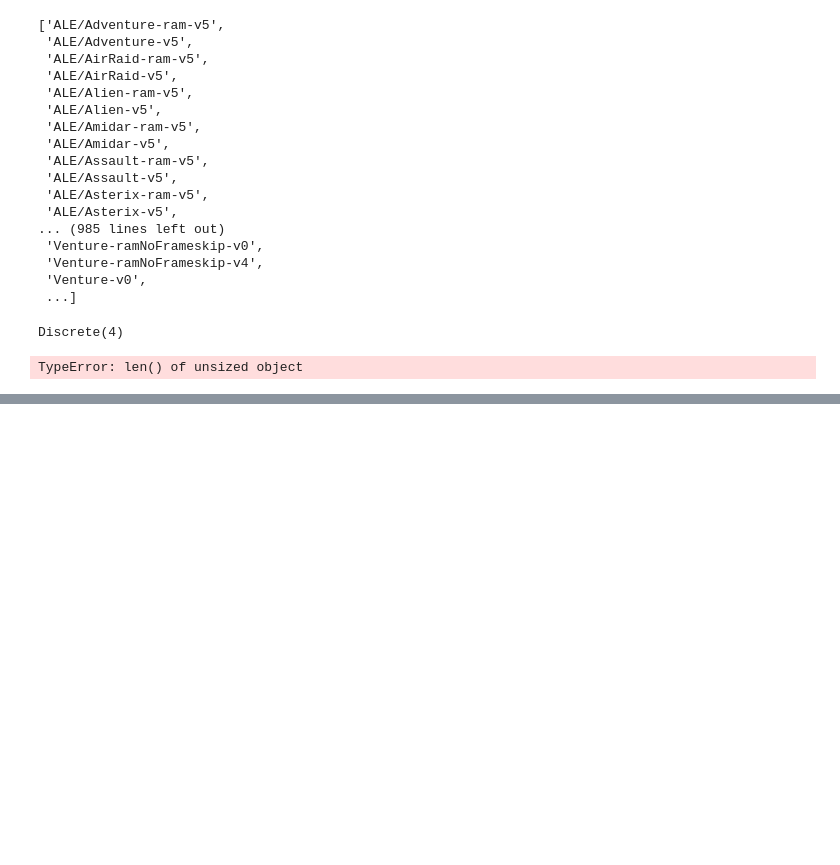
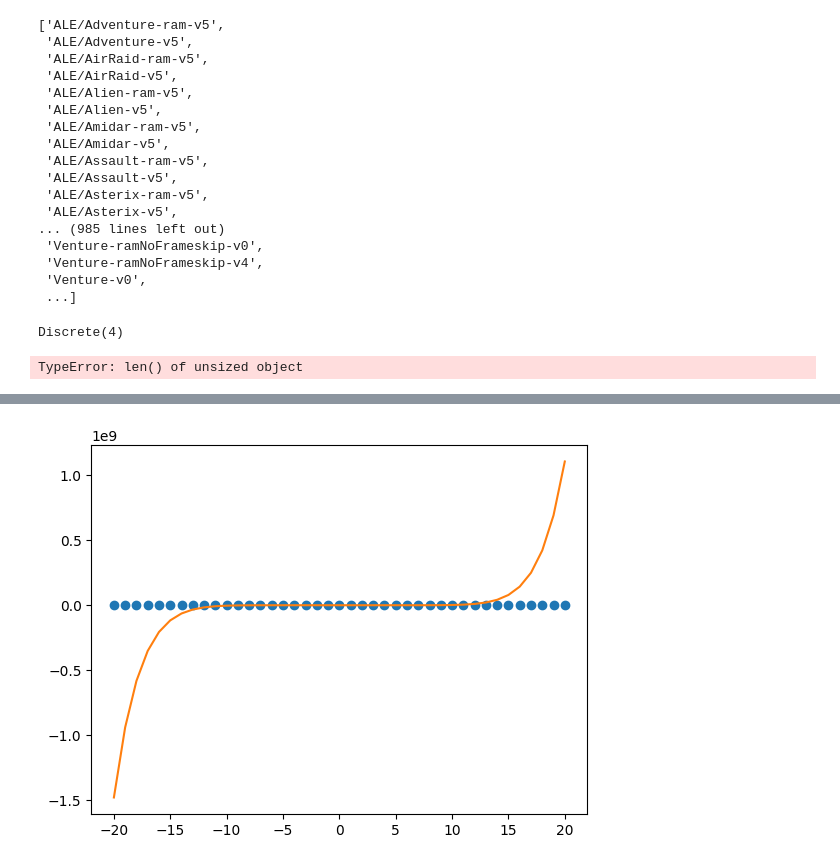
Before and after one commit to kiwi-lang/taranis, a Jupyter notebook: examples/PythonPrimer.ipynb, the cells around one changed output, grey strips where cells are left out. Cells and saved outputs as stored; diff of their text form; code cells hidden in the pictures; blank space fills up the shorter version.

```diff
--- a/examples/PythonPrimer.ipynb
+++ b/examples/PythonPrimer.ipynb
@@ -1814,0 +1893,8 @@ plt.show()
+# %%
+model = nn.Sequential(
+    Attention(1, 20),
+    Attention(1, 20),
+)
+show_model_estimate(model, x, y)
+# %% [output]
+[figure, added]
```
Also changed, not shown: parts of 28 cells of this notebook, 22 other files.
